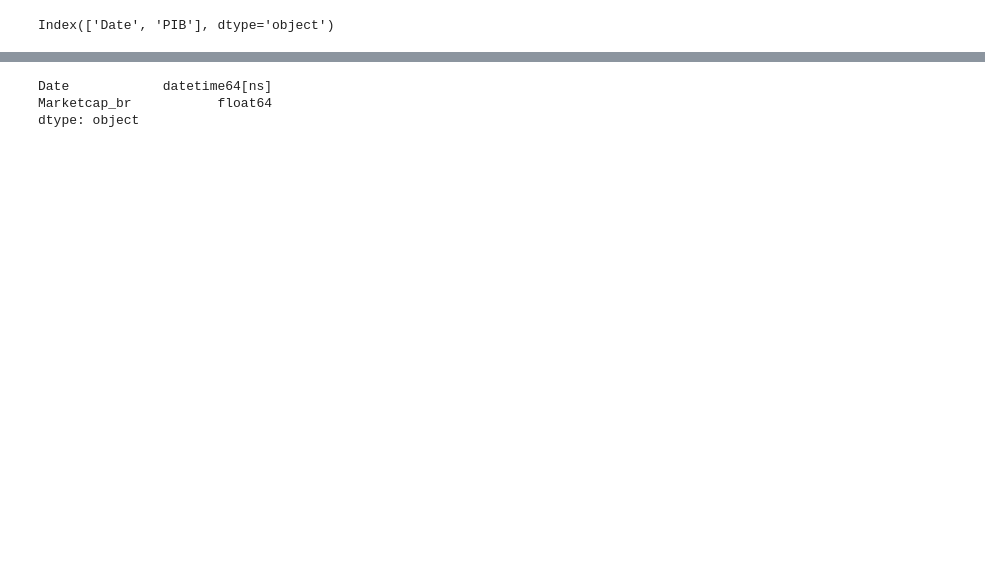
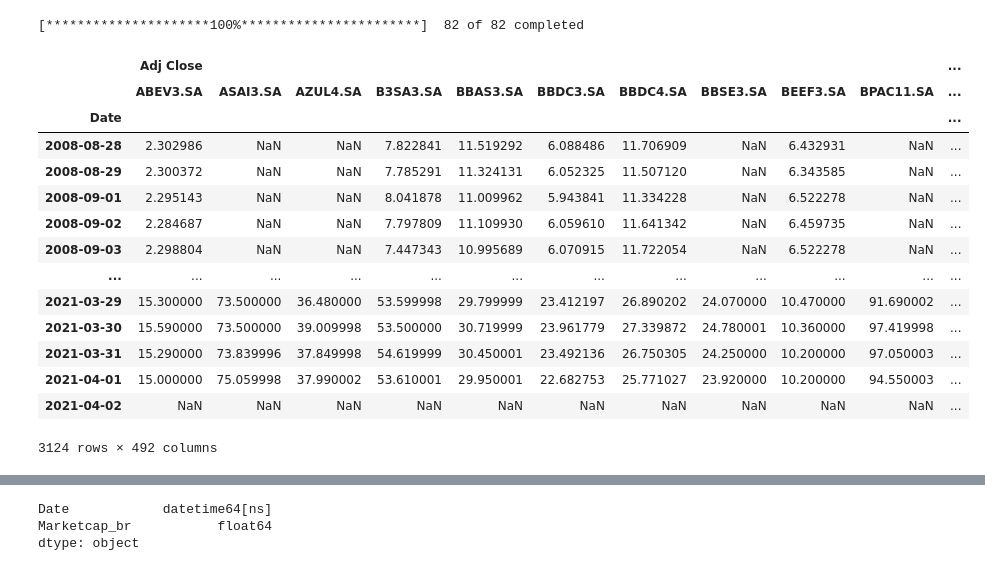
Before and after one commit to cafe-com-analytics/wb_indicator, a Jupyter notebook: notebooks/data_aquisition_adachi.ipynb, the cells around one changed output, grey strips where cells are left out. Saved outputs shown, nothing was run; the diff lists cells and outputs as text; code cells hidden in the pictures; blank space fills up the shorter version.

```diff
--- a/notebooks/data_aquisition_adachi.ipynb
+++ b/notebooks/data_aquisition_adachi.ipynb
@@ -53,5 +48,25 @@ PIB            float64
 dtype: object
-# %%
-pib.columns
-# %% [output]
-Index(['Date', 'PIB'], dtype='object')
+# %%
+symbols = ['ABEV3.SA', 'ASAI3.SA', 'AZUL4.SA', 'B3SA3.SA', 'BBAS3.SA', 'BBDC3.SA', 'BBDC4.SA', 'BBSE3.SA', 'BEEF3.SA', 'BPAC11.SA', 'BRAP4.SA', 'BRDT3.SA', 'BRFS3.SA', 'BRKM5.SA', 'BRML3.SA', 'BTOW3.SA', 'CCRO3.SA', 'CIEL3.SA', 'CMIG4.SA', 'COGN3.SA', 'CPFE3.SA', 'CPLE6.SA', 'CRFB3.SA', 'CSAN3.SA', 'CSNA3.SA', 'CVCB3.SA', 'CYRE3.SA', 'ECOR3.SA', 'EGIE3.SA', 'ELET3.SA', 'ELET6.SA', 'EMBR3.SA', 'ENBR3.SA', 'ENEV3.SA', 'ENGI11.SA', 'EQTL3.SA', 'EZTC3.SA', 'FLRY3.SA', 'GGBR4.SA', 'GNDI3.SA', 'GOAU4.SA', 'GOLL4.SA', 'HAPV3.SA', 'HGTX3.SA', 'HYPE3.SA', 'IGTA3.SA', 'IRBR3.SA', 'ITSA4.SA', 'ITUB4.SA', 'JBSS3.SA', 'JHSF3.SA', 'KLBN11.SA', 'LAME4.SA', 'LCAM3.SA', 'LREN3.SA', 'MGLU3.SA', 'MRFG3.SA', 'MRVE3.SA', 'MULT3.SA', 'NTCO3.SA', 'PCAR3.SA', 'PETR3.SA', 'PETR4.SA', 'PRIO3.SA', 'QUAL3.SA', 'RADL3.SA', 'RAIL3.SA', 'RENT3.SA', 'SANB11.SA', 'SBSP3.SA', 'SULA11.SA', 'SUZB3.SA', 'TAEE11.SA', 'TIMS3.SA', 'TOTS3.SA', 'UGPA3.SA', 'USIM5.SA', 'VALE3.SA', 'VIVT3.SA', 'VVAR3.SA', 'WEGE3.SA', 'YDUQ3.SA']
+# %%
+a = yf.download(symbols, start="2008-08-28", end="2021-04-02")
+# %% [output]
+[*********************100%***********************]  82 of 82 completed
+# %%
+a
+# %% [output]
+|  | Adj Close |  |  |  |  |  |  |  |  |  | ... |
+|  | ABEV3.SA | ASAI3.SA | AZUL4.SA | B3SA3.SA | BBAS3.SA | BBDC3.SA | BBDC4.SA | BBSE3.SA | BEEF3.SA | BPAC11.SA | ... |
+| Date |  |  |  |  |  |  |  |  |  |  | ... |
+| 2008-08-28 | 2.302986 | NaN | NaN | 7.822841 | 11.519292 | 6.088486 | 11.706909 | NaN | 6.432931 | NaN | ... |
+| 2008-08-29 | 2.300372 | NaN | NaN | 7.785291 | 11.324131 | 6.052325 | 11.507120 | NaN | 6.343585 | NaN | ... |
+| 2008-09-01 | 2.295143 | NaN | NaN | 8.041878 | 11.009962 | 5.943841 | 11.334228 | NaN | 6.522278 | NaN | ... |
+| 2008-09-02 | 2.284687 | NaN | NaN | 7.797809 | 11.109930 | 6.059610 | 11.641342 | NaN | 6.459735 | NaN | ... |
+| 2008-09-03 | 2.298804 | NaN | NaN | 7.447343 | 10.995689 | 6.070915 | 11.722054 | NaN | 6.522278 | NaN | ... |
+| ... | ... | ... | ... | ... | ... | ... | ... | ... | ... | ... | ... |
+| 2021-03-29 | 15.300000 | 73.500000 | 36.480000 | 53.599998 | 29.799999 | 23.412197 | 26.890202 | 24.070000 | 10.470000 | 91.690002 | ... |
+| 2021-03-30 | 15.590000 | 73.500000 | 39.009998 | 53.500000 | 30.719999 | 23.961779 | 27.339872 | 24.780001 | 10.360000 | 97.419998 | ... |
+| 2021-03-31 | 15.290000 | 73.839996 | 37.849998 | 54.619999 | 30.450001 | 23.492136 | 26.750305 | 24.250000 | 10.200000 | 97.050003 | ... |
+| 2021-04-01 | 15.000000 | 75.059998 | 37.990002 | 53.610001 | 29.950001 | 22.682753 | 25.771027 | 23.920000 | 10.200000 | 94.550003 | ... |
+| 2021-04-02 | NaN | NaN | NaN | NaN | NaN | NaN | NaN | NaN | NaN | NaN | ... |
+3124 rows × 492 columns
```
Also changed, not shown: parts of 36 cells of this notebook, 5 other files.
